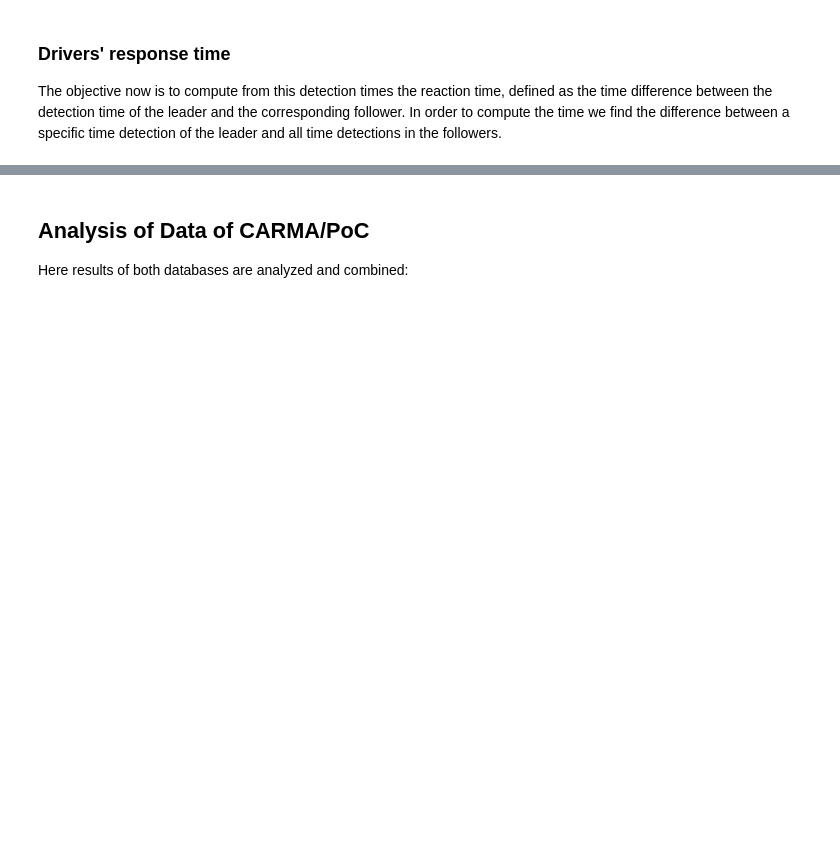
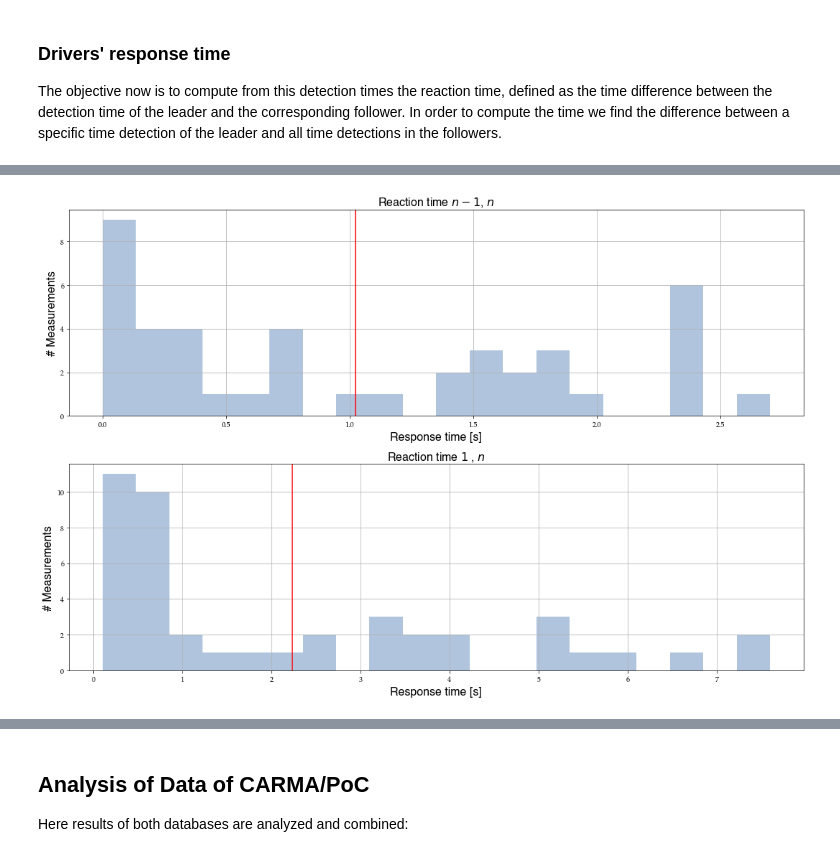
Before and after one commit to licit-lab/vrt_analysis, a Jupyter notebook: TF-AnalysisResponseTime.ipynb, the cells around one changed output, grey strips where cells are left out. Saved outputs shown, nothing was run; the diff lists cells and outputs as text; code cells hidden in the pictures; blank space fills up the shorter version.

```diff
--- a/TF-AnalysisResponseTime.ipynb
+++ b/TF-AnalysisResponseTime.ipynb
@@ -484,0 +560,30 @@ ax.set_ylabel('Relative Frequency');
+# %%
+flatdata_leadtime = [ item for elem in total_resp_lead for item in elem]
+flatdata_leadtime = [item for item in flatdata_leadtime if item <80]
+
+f, ax = plt.subplots(2,1,figsize = (15,10))
+
+hfont = {'fontname':'Helvetica','fontsize':16}
+
+ax[0].hist(flatdata_resptime,bins = 20,color='lightsteelblue');
+ax[0].grid(True)
+y_lim = ax[0].get_ylim()
+meanval = np.mean(flatdata_resptime)
+ax[0].axvline(meanval,*y_lim,color='r')
+ax[0].set_xlabel('Response time [s]',**hfont);
+ax[0].set_ylabel('# Measurements',**hfont);
+ax[0].set_title('Reaction time $n-1$, $n$',**hfont);
+
+ax[1].hist(flatdata_leadtime,bins = 20,color='lightsteelblue');
+ax[1].grid(True)
+y_lim = ax[1].get_ylim()
+meanval = np.mean(flatdata_leadtime)
+ax[1].axvline(meanval,*y_lim,color='r')
+ax[1].set_xlabel('Response time [s]',**hfont);
+ax[1].set_ylabel('# Measurements',**hfont);
+ax[1].set_title('Reaction time $1$ , $n$',**hfont);
+plt.tight_layout()
+
+plt.savefig("data/media/Fig4ResponseTimeHistograms.png")
+# %% [output]
+[figure, added]
```
Also changed, not shown: parts of 8 cells of this notebook, 3 other files.
